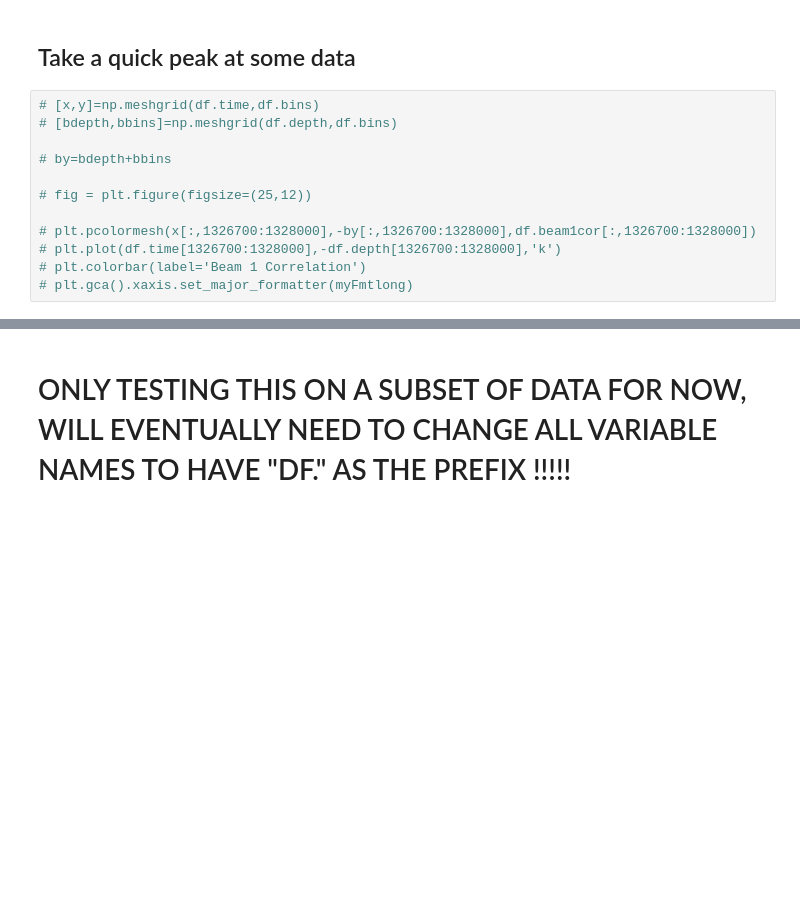
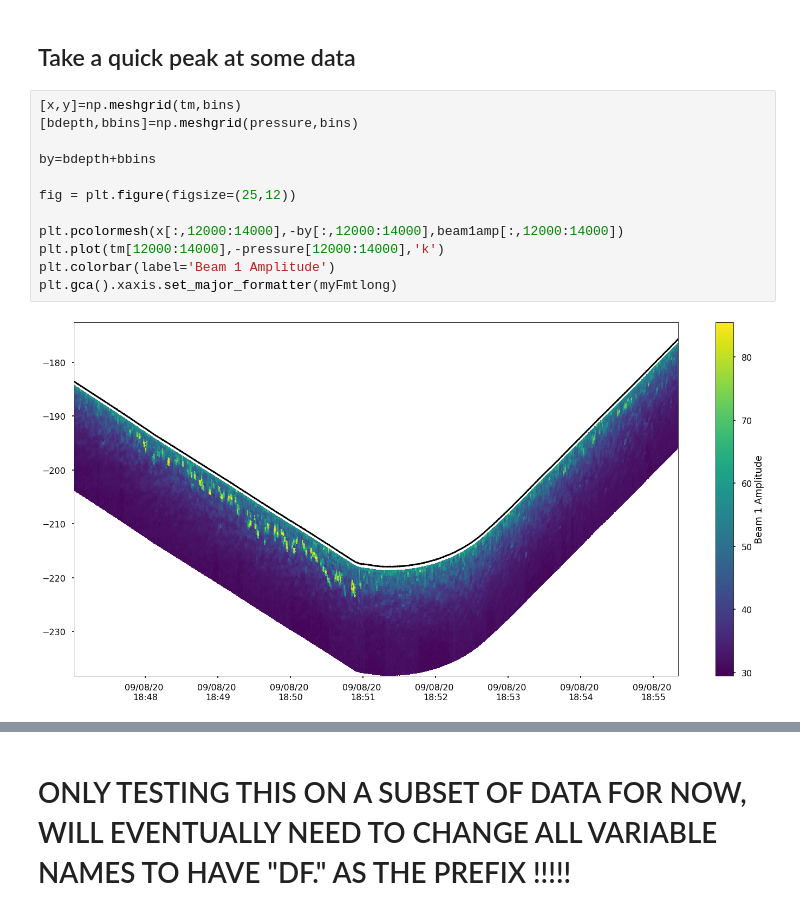
Before and after one commit to JGradone/Slocum-AD2CP, a Jupyter notebook: AD2CP_Processing.ipynb, the cells around one changed output, grey strips where cells are left out. Saved outputs shown, nothing was run; the diff lists cells and outputs as text; blank space fills up the shorter version.

```diff
--- a/AD2CP_Processing.ipynb
+++ b/AD2CP_Processing.ipynb
@@ -221,17 +226,19 @@ beam4amp = np.array(ds['Data']['Burst'].variables['AmplitudeBeam4']).transpose()
 # %% [markdown]
 ## Take a quick peak at some data
 # %%
-# [x,y]=np.meshgrid(df.time,df.bins)
-# [bdepth,bbins]=np.meshgrid(df.depth,df.bins)
+[x,y]=np.meshgrid(tm,bins)
+[bdepth,bbins]=np.meshgrid(pressure,bins)
 
-# by=bdepth+bbins
+by=bdepth+bbins
 
-# fig = plt.figure(figsize=(25,12))
+fig = plt.figure(figsize=(25,12))
 
-# plt.pcolormesh(x[:,1326700:1328000],-by[:,1326700:1328000],df.beam1cor[:,1326700:1328000])
-# plt.plot(df.time[1326700:1328000],-df.depth[1326700:1328000],'k')
-# plt.colorbar(label='Beam 1 Correlation')
-# plt.gca().xaxis.set_major_formatter(myFmtlong)
+plt.pcolormesh(x[:,12000:14000],-by[:,12000:14000],beam1amp[:,12000:14000])
+plt.plot(tm[12000:14000],-pressure[12000:14000],'k')
+plt.colorbar(label='Beam 1 Amplitude')
+plt.gca().xaxis.set_major_formatter(myFmtlong)
+# %% [output]
+[figure, added]
 # %%
 [x,y]=np.meshgrid(tm,bins)
 [bdepth,bbins]=np.meshgrid(pressure,bins)
```
Also changed, not shown: parts of 78 cells of this notebook, 3 other files.
